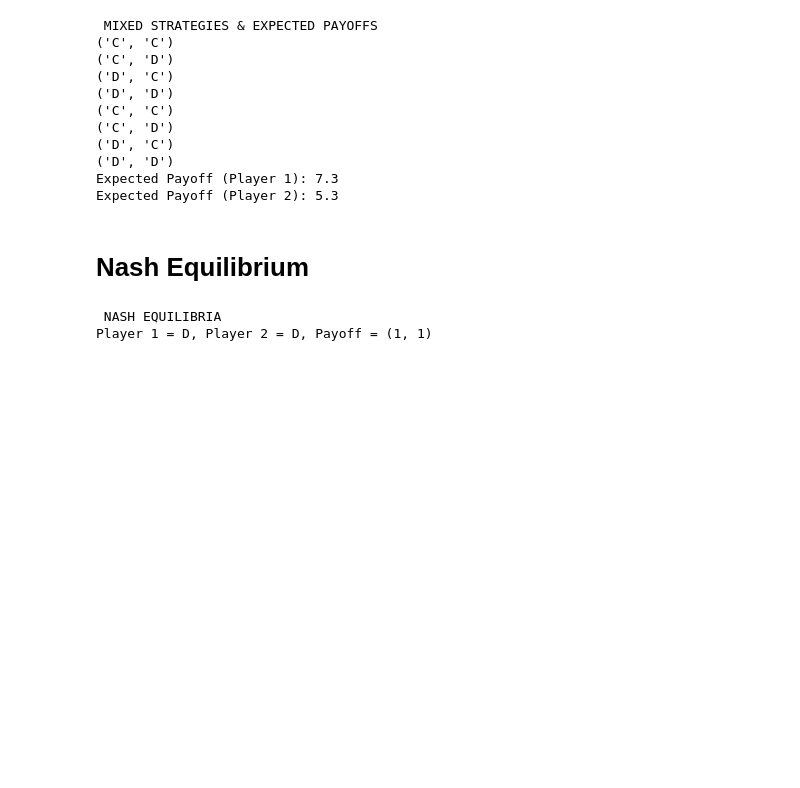
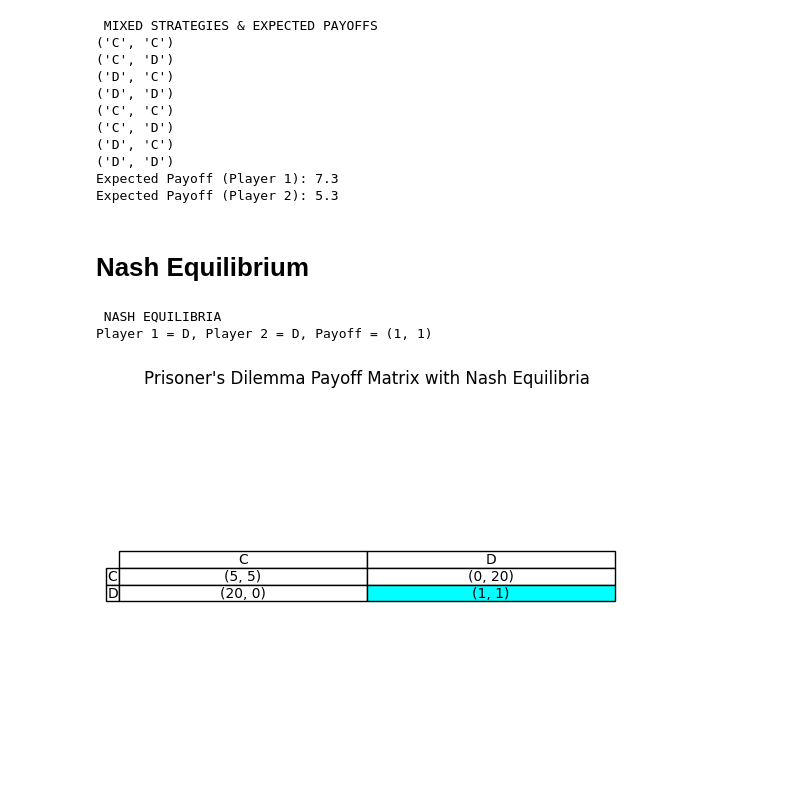
Before and after one commit to DiaaAhmedHassan/Game-theory-project, a Jupyter notebook: main_script.ipynb, the cells around one changed output. Drawn from its saved outputs; the diff is of its cells as text; code cells hidden in the pictures; blank space fills up the shorter version.

Commit message:
Ploting normal form and nash equilibria

```diff
--- a/main_script.ipynb
+++ b/main_script.ipynb
@@ -121,11 +162,28 @@ Expected Payoff (Player 2): 5.3
 # %%
 print("\n NASH EQUILIBRIA")
 nash_eqs = find_nash_equilibria(df)
 if nash_eqs:
     for eq in nash_eqs:
         print(f"Player 1 = {eq[0]}, Player 2 = {eq[1]}, Payoff = {df.loc[eq[0], eq[1]]}")
+        # Plot the payoff matrix and highlight Nash equilibria
+        fig, ax = plt.subplots()
+        table_vals = [[str(df.loc[r, c]) for c in strategies_p2] for r in strategies_p1]
+        table = ax.table(cellText=table_vals, rowLabels=strategies_p1, colLabels=strategies_p2, loc='center', cellLoc='center')
+        ax.set_axis_off()
+        ax.set_title("Prisoner's Dilemma Payoff Matrix with Nash Equilibria")
+
+        # Highlight Nash equilibria cells
+        for eq in nash_eqs:
+            row_idx = strategies_p1.index(eq[0])
+            col_idx = strategies_p2.index(eq[1])
+            cell = table[row_idx + 1, col_idx]
+            cell.set_facecolor('cyan')  # light green
+
+        plt.show()
+
 else:
     print("No pure strategy Nash Equilibrium found.")
 # %% [output]
  NASH EQUILIBRIA
 Player 1 = D, Player 2 = D, Payoff = (1, 1)
+[figure, added]
```
Also changed, not shown: parts of 3 cells of this notebook.
